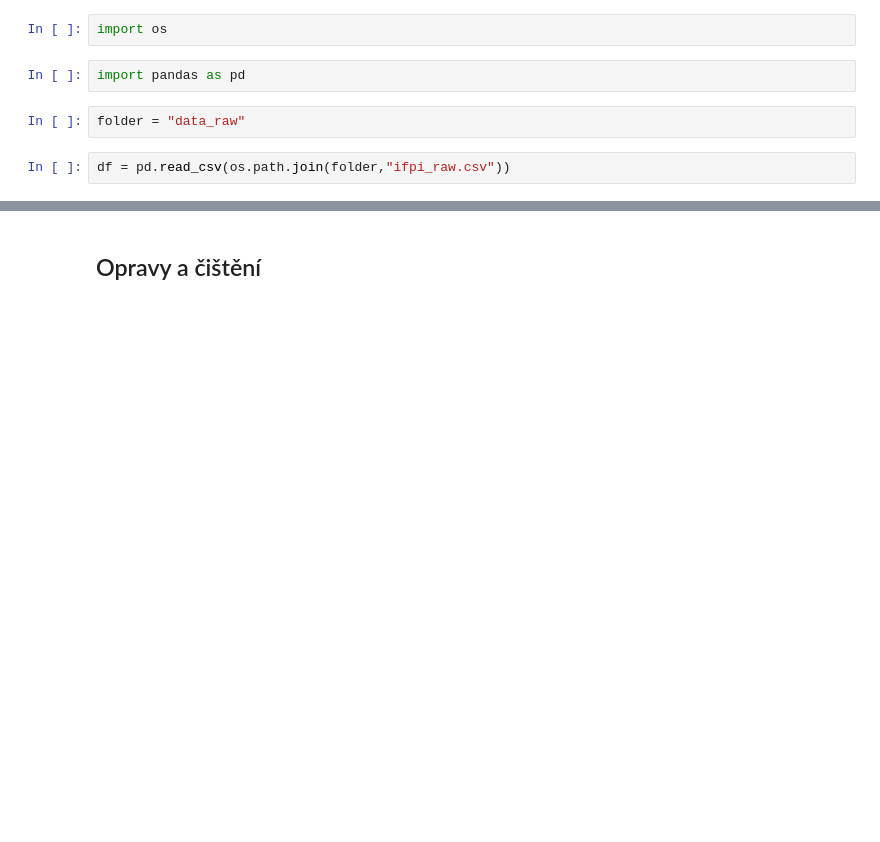
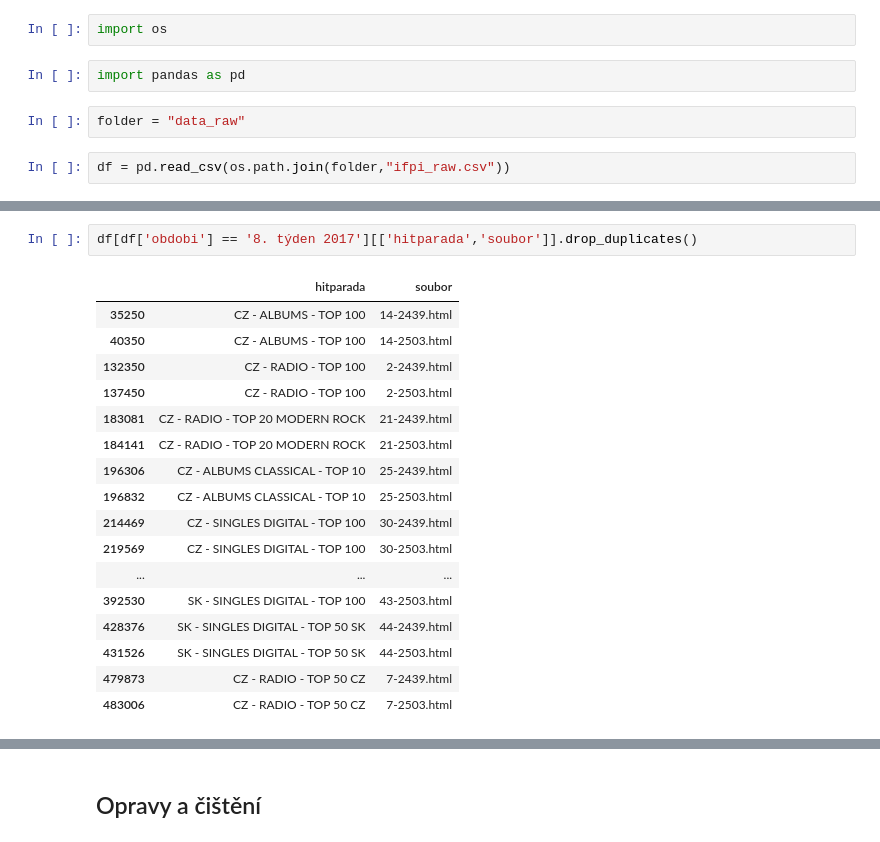
Before and after one commit to DataRozhlas/hitparady, a Jupyter notebook: 006 čištění IFPI.ipynb, the cells around one changed output, grey strips where cells are left out. Cells and saved outputs as stored; diff of their text form; blank space fills up the shorter version.

```diff
--- a/006 čištění IFPI.ipynb
+++ b/006 čištění IFPI.ipynb
@@ -13,0 +46,20 @@ df = pd.read_csv(os.path.join(folder,"ifpi_raw.csv"))
+# %%
+df[df['obdobi'] == '8. týden 2017'][['hitparada','soubor']].drop_duplicates()
+# %% [output]
+|  | hitparada | soubor |
+| 35250 | CZ - ALBUMS - TOP 100 | 14-2439.html |
+| 40350 | CZ - ALBUMS - TOP 100 | 14-2503.html |
+| 132350 | CZ - RADIO - TOP 100 | 2-2439.html |
+| 137450 | CZ - RADIO - TOP 100 | 2-2503.html |
+| 183081 | CZ - RADIO - TOP 20 MODERN ROCK | 21-2439.html |
+| 184141 | CZ - RADIO - TOP 20 MODERN ROCK | 21-2503.html |
+| 196306 | CZ - ALBUMS CLASSICAL - TOP 10 | 25-2439.html |
+| 196832 | CZ - ALBUMS CLASSICAL - TOP 10 | 25-2503.html |
+| 214469 | CZ - SINGLES DIGITAL - TOP 100 | 30-2439.html |
+| 219569 | CZ - SINGLES DIGITAL - TOP 100 | 30-2503.html |
+| ... | ... | ... |
+| 392530 | SK - SINGLES DIGITAL - TOP 100 | 43-2503.html |
+| 428376 | SK - SINGLES DIGITAL - TOP 50 SK | 44-2439.html |
+| 431526 | SK - SINGLES DIGITAL - TOP 50 SK | 44-2503.html |
+| 479873 | CZ - RADIO - TOP 50 CZ | 7-2439.html |
+| 483006 | CZ - RADIO - TOP 50 CZ | 7-2503.html |
```
Also changed, not shown: parts of 18 cells of this notebook, 49 other files.
